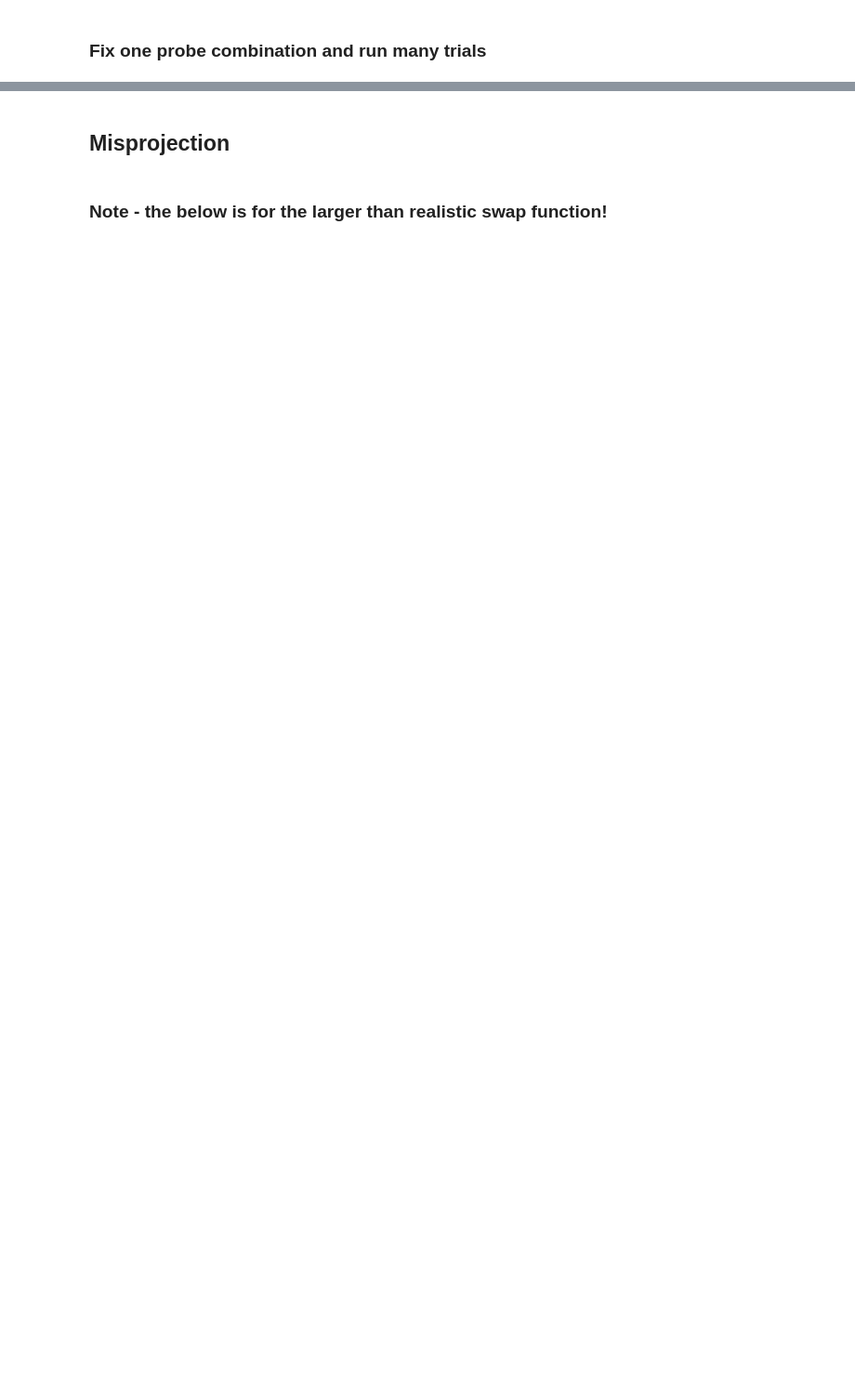
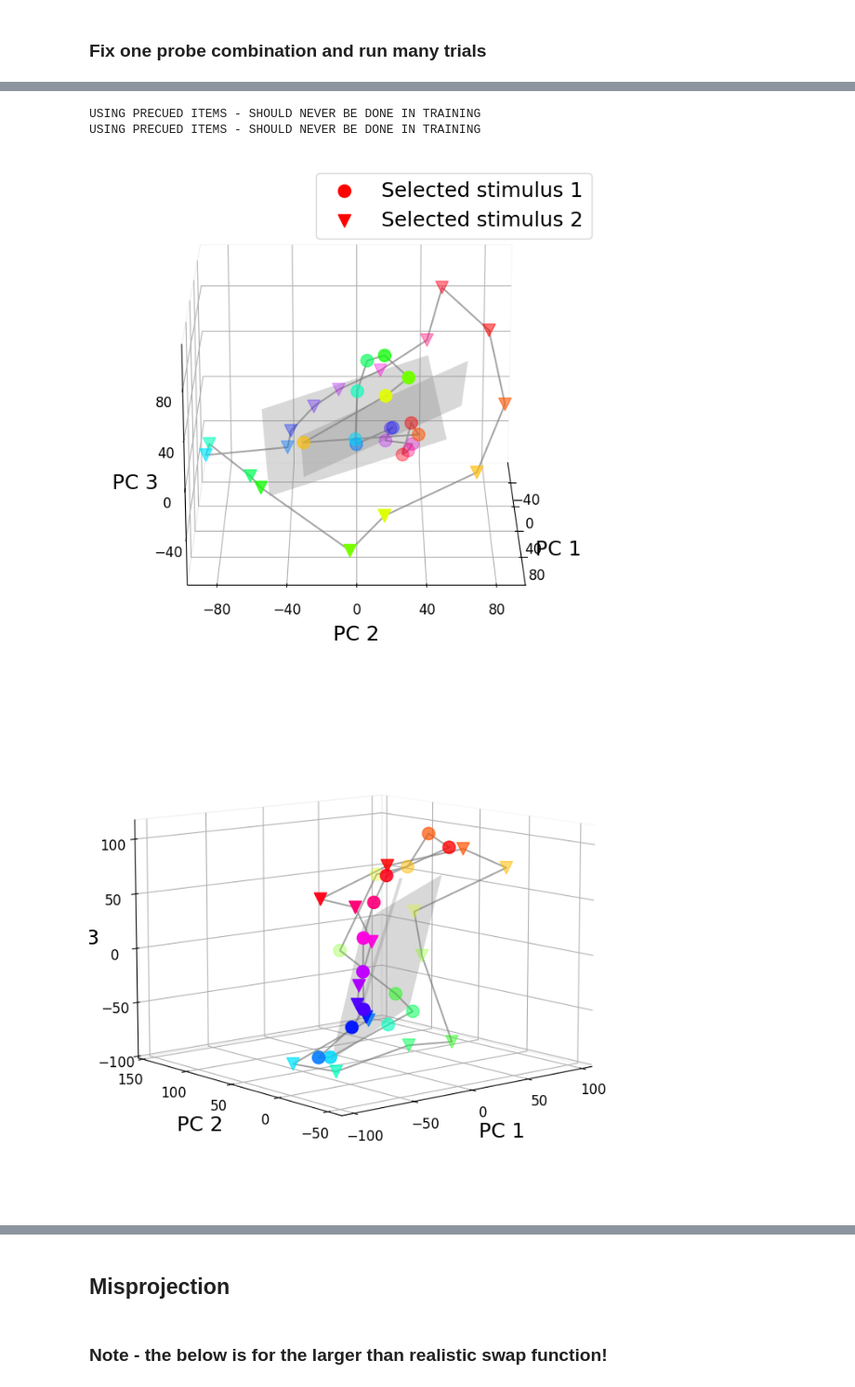
Before and after one commit to puria-radmard/behaviour_ddpm, a Jupyter notebook: analysis/new_analysis/plane_alignment.ipynb, the cells around one changed output, grey strips where cells are left out. Shown at 93% size. Cells and saved outputs as stored; diff of their text form; code cells hidden in the pictures; blank space fills up the shorter version.

```diff
--- a/analysis/new_analysis/plane_alignment.ipynb
+++ b/analysis/new_analysis/plane_alignment.ipynb
@@ -285,3 +567,41 @@ def get_plane_angles(epoch: str, t_in_epoch: int, input_information, swapped_tri
         "ax": ax,
         **seperate_activities_info,
     }
+# %%
+probe1_val = unique_feature_values[0]
+probe2_val = unique_feature_values[12]
+
+outer_novel_samples_prep_dicts, outer_novel_samples_dict, fixed_probe_batch_size, outer_input_information = generate_novel_samples_with_fixed_cues(probe1_val, probe2_val, 64)
+flattened_selected_report_value, swapped_trials = calculate_swapped_trials(novel_samples_dict = outer_novel_samples_dict, batch_size = fixed_probe_batch_size, num_samples = 64, input_information = outer_input_information, display = False)
+
+activity_info = get_plane_angles('precue', -1, outer_input_information, swapped_trials, fixed_probe_batch_size, 64, flattened_selected_report_value, display = True, novel_samples_dict = outer_novel_samples_dict, novel_samples_prep_dicts = outer_novel_samples_prep_dicts)
+activity_info['ax3d'].view_init(elev=20, azim=0)
+activity_info['fig'].savefig('neurips_figures/plane_alignment/prestim_far_cue_cyclical.svg', transparent = True)
+
+activity_info = get_plane_angles('postcue', 0, outer_input_information, swapped_trials, fixed_probe_batch_size, 64, flattened_selected_report_value, display = True, novel_samples_dict = outer_novel_samples_dict, novel_samples_prep_dicts = outer_novel_samples_prep_dicts)
+activity_info['fig'].savefig('neurips_figures/plane_alignment/postcue_far_cue_cyclical.svg', transparent = True)
+activity_info['ax3d'].get_legend().remove()
+activity_info['ax3d'].view_init(elev=10, azim=-130)
+
+
+
+probe1_val = unique_feature_values[0]
+probe2_val = unique_feature_values[4]
+
+outer_novel_samples_prep_dicts, outer_novel_samples_dict, fixed_probe_batch_size, outer_input_information = generate_novel_samples_with_fixed_cues(probe1_val, probe2_val, 64)
+flattened_selected_report_value, swapped_trials = calculate_swapped_trials(novel_samples_dict = outer_novel_samples_dict, batch_size = fixed_probe_batch_size, num_samples = 64, input_information = outer_input_information, display = False)
+
+activity_info = get_plane_angles('precue', -1, outer_input_information, swapped_trials, fixed_probe_batch_size, 64, flattened_selected_report_value, display = True, novel_samples_dict = outer_novel_samples_dict, novel_samples_prep_dicts = outer_novel_samples_prep_dicts)
+activity_info['ax3d'].view_init(elev=20, azim=0)
+activity_info['fig'].savefig('neurips_figures/plane_alignment/prestim_near_cue_cyclical.svg', transparent = True)
+activity_info['ax3d'].get_legend().remove()
+
+activity_info = get_plane_angles('postcue', 0, outer_input_information, swapped_trials, fixed_probe_batch_size, 64, flattened_selected_report_value, display = True, novel_samples_dict = outer_novel_samples_dict, novel_samples_prep_dicts = outer_novel_samples_prep_dicts)
+activity_info['fig'].savefig('neurips_figures/plane_alignment/postcue_near_cue_cyclical.svg', transparent = True)
+activity_info['ax3d'].get_legend().remove()
+activity_info['ax3d'].view_init(elev=10, azim=-130)
+# %% [output]
+USING PRECUED ITEMS - SHOULD NEVER BE DONE IN TRAINING
+USING PRECUED ITEMS - SHOULD NEVER BE DONE IN TRAINING
+[figure, added]
+[figure, added]
```
Also changed, not shown: parts of 24 cells of this notebook, 24 other files.
